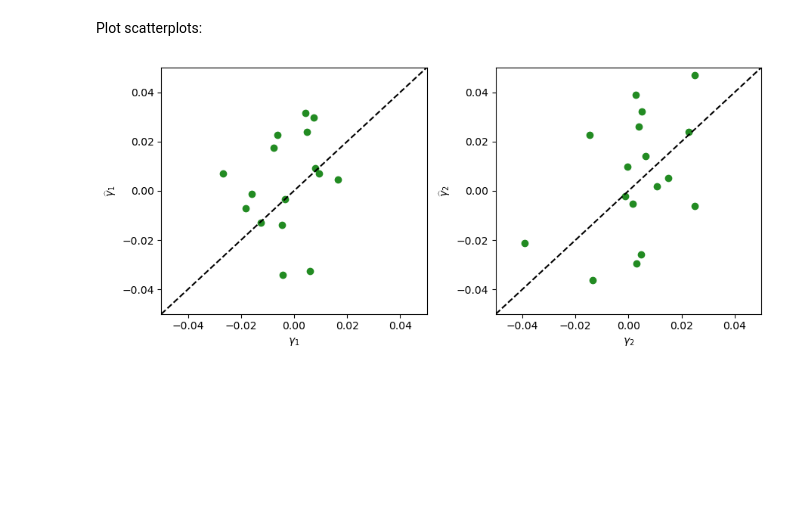
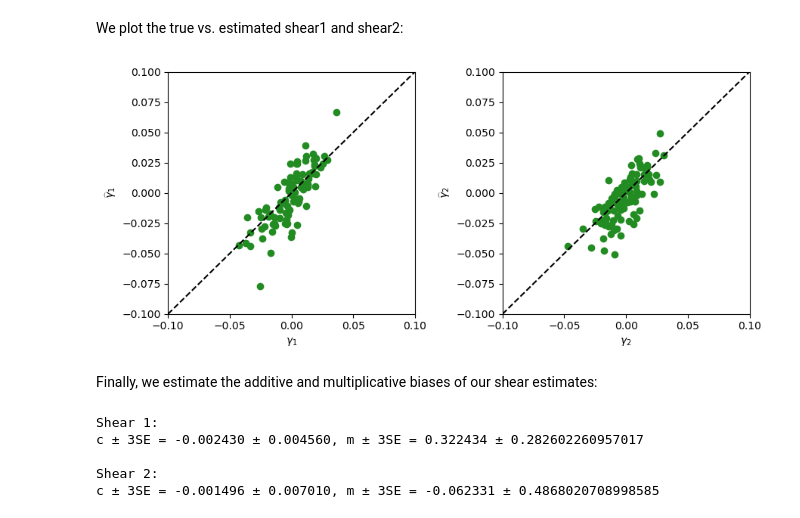
Before and after one commit to timwhite0/descwl-shear-sims, a Jupyter notebook: notebooks/anacal.ipynb, the cells around one changed output. Drawn from its saved outputs; the diff is of its cells as text; code cells hidden in the pictures; blank space fills up the shorter version.

Commit message:
Use simpler setting in AnaCal notebook

```diff
--- a/notebooks/anacal.ipynb
+++ b/notebooks/anacal.ipynb
@@ -493,9 +212,8 @@ draw_bright = False
 # %%
-images, catalogs, psf_params = generate_images_sequential(
-    num_images=num_data, seed=seed, shear_setting=shear_setting, layout_name=layout_name, coadd_dim=coadd_dim, buff=buff, pixel_scale=pixel_scale, density=density,
-    mag=mag, hlr=hlr, morph=morph, catalog_type=catalog_type, select_observable=select_observable, select_lower_limit=select_lower_limit, select_upper_limit=select_upper_limit, sep=sep,
-    psf_type=psf_type, variable_psf=variable_psf, variation_factor=variation_factor, bands=bands, noise_factor=noise_factor, dither=dither, dither_size=dither_size, rotate=rotate,
-    cosmic_rays=cosmic_rays, bad_columns=bad_columns, star_bleeds=star_bleeds, draw_bright=draw_bright, generate_star=generate_star, star_config=star_config, apply_star_filter=star_filter,
-    star_filter_mag=star_filter_mag, star_filter_band=star_filter_band, save_psf_param=save_psf_param, psf_size=psf_size
-    )
+images, catalogs, psf_params = generate_many_images_and_catalogs(
+    num_images=num_images, seed=seed, layout_name=layout_name, coadd_dim=coadd_dim, buff=buff, pixel_scale=pixel_scale, density=density,
+    select_observable=select_observable, select_lower_limit=select_lower_limit, select_upper_limit=select_upper_limit,
+    psf_type=psf_type, psf_fwhm=psf_fwhm, bands=bands, noise_factor=noise_factor, dither=dither, dither_size=dither_size, rotate=rotate,
+    cosmic_rays=cosmic_rays, bad_columns=bad_columns, psf_size=psf_size
+)
 # %% [output]
@@ -519,17 +232,13 @@ from scipy.stats import linregress
 # %%
 def convert_for_anacal(catalogs, psf_params):
-    num_images = len(catalogs)
-
-    # Create 2D tensors [num_images, 1] - NOT 1D!
-    g1_values = torch.tensor([[cat['g1']] for cat in catalogs], dtype=torch.float32)
-    g2_values = torch.tensor([[cat['g2']] for cat in catalogs], dtype=torch.float32)
+    g1_values = torch.tensor([cat['g1'] for cat in catalogs], dtype=torch.float32)
+    g2_values = torch.tensor([cat['g2'] for cat in catalogs], dtype=torch.float32)
 
     anacal_catalog = {
-        'shear_1': g1_values,  # Shape: [num_images, 1]
-        'shear_2': g2_values,  # Shape: [num_images, 1]
+        'shear_1': g1_values,
+        'shear_2': g2_values,
     }
 
-    # Convert PSF (same as before)
     anacal_psf = []
     for psf_param in psf_params:
         psf_image = psf_param['psf_image']
@@ -541,8 +250,8 @@ def convert_for_anacal(catalogs, psf_params):
 # %%
 def anacal_estimate(image, psf, catalog, npix):
     catalog, psf = convert_for_anacal(catalog, psf)
-    true_shear1 = catalog['shear_1'].squeeze()
-    true_shear2 = catalog['shear_2'].squeeze()
+    true_shear1 = catalog['shear_1']
+    true_shear2 = catalog['shear_2']
 
     fpfs_config = anacal.fpfs.FpfsConfig(
         npix=npix,
@@ -555,7 +264,7 @@ def anacal_estimate(image, psf, catalog, npix):
     noise_array = None
     detection = None
 
-    band = 0  # r-band
+    band = 0
 
     est_shear1 = torch.zeros(len(image))
     est_shear2 = torch.zeros(len(image))
@@ -588,25 +297,39 @@ def anacal_estimate(image, psf, catalog, npix):
     return est_shear1, est_shear2, true_shear1, true_shear2
 # %%
 est_shear1, est_shear2, true_shear1, true_shear2 = anacal_estimate(images, psf_params, catalogs, 64)
-# %% [markdown]
-Plot scatterplots:
+# %% [markdown]
+We plot the true vs. estimated shear1 and shear2:
 # %%
 fig, ax = plt.subplots(1, 2, figsize = (9, 4))
 
 _ = ax[0].scatter(true_shear1, est_shear1, color = 'forestgreen')
 _ = ax[0].axline((0,0), slope = 1, linestyle = 'dashed', color = 'black')
 _ = ax[0].set_xlabel("$\gamma_1$")
 _ = ax[0].set_ylabel("$\widehat{\gamma}_1$")
-_ = ax[0].set_xlim(-0.05, 0.05)
-_ = ax[0].set_ylim(-0.05, 0.05)
+_ = ax[0].set_xlim(-0.1, 0.1)
+_ = ax[0].set_ylim(-0.1, 0.1)
 
 _ = ax[1].scatter(true_shear2, est_shear2, color = 'forestgreen')
 _ = ax[1].axline((0,0), slope = 1, linestyle = 'dashed', color = 'black')
 _ = ax[1].set_xlabel("$\gamma_2$")
 _ = ax[1].set_ylabel("$\widehat{\gamma}_2$")
-_ = ax[1].set_xlim(-0.05, 0.05)
-_ = ax[1].set_ylim(-0.05, 0.05)
+_ = ax[1].set_xlim(-0.1, 0.1)
+_ = ax[1].set_ylim(-0.1, 0.1)
 
 _ = fig.tight_layout()
 # %% [output]
-[figure, old version]
+[figure, new version]
+# %% [markdown]
+Finally, we estimate the additive and multiplicative biases of our shear estimates:
+# %%
+lr1 = linregress(true_shear1.flatten().cpu().numpy(), est_shear1.flatten().cpu().numpy())
+lr2 = linregress(true_shear2.flatten().cpu().numpy(), est_shear2.flatten().cpu().numpy())
+
+print(f"Shear 1:\nc ± 3SE = {lr1.intercept:.6f} ± {3 * lr1.intercept_stderr:.6f}, m ± 3SE = {lr1.slope - 1:.6f} ± {3*lr1.stderr}\n")
+print(f"Shear 2:\nc ± 3SE = {lr2.intercept:.6f} ± {3 * lr2.intercept_stderr:.6f}, m ± 3SE = {lr2.slope - 1:.6f} ± {3*lr2.stderr}")
+# %% [output]
+Shear 1:
+c ± 3SE = -0.002430 ± 0.004560, m ± 3SE = 0.322434 ± 0.282602260957017
+
+Shear 2:
+c ± 3SE = -0.001496 ± 0.007010, m ± 3SE = -0.062331 ± 0.4868020708998585
```
Also changed, not shown: parts of 21 cells of this notebook.
